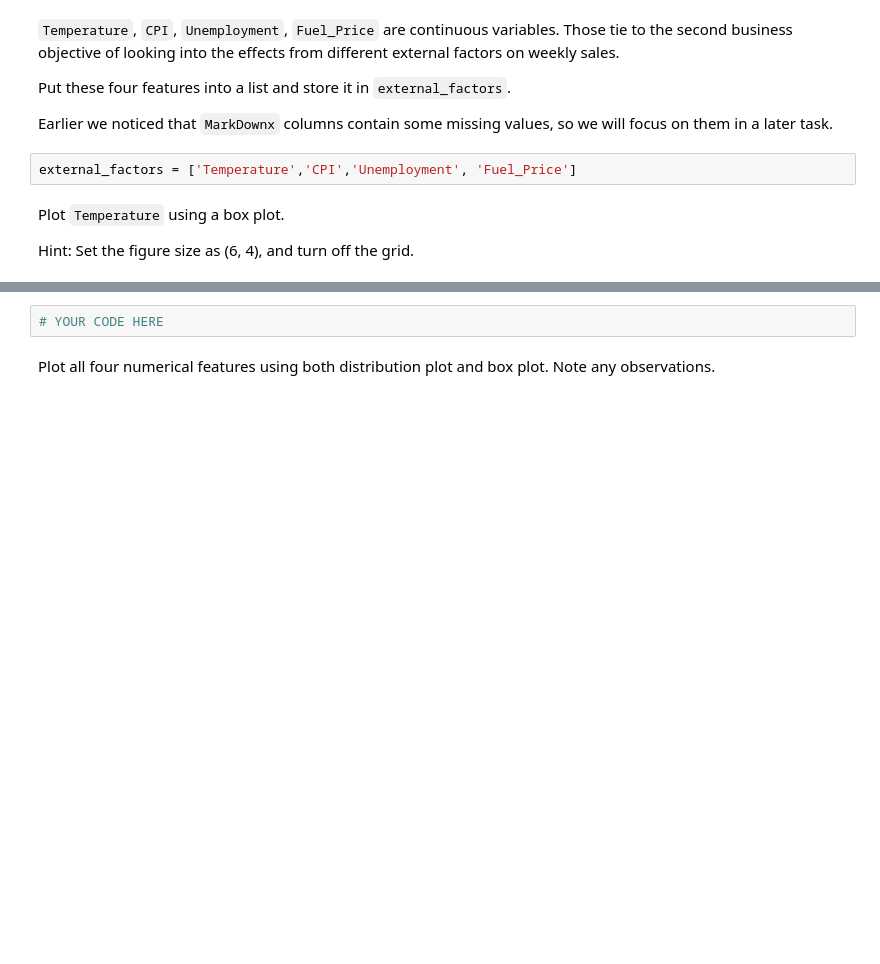
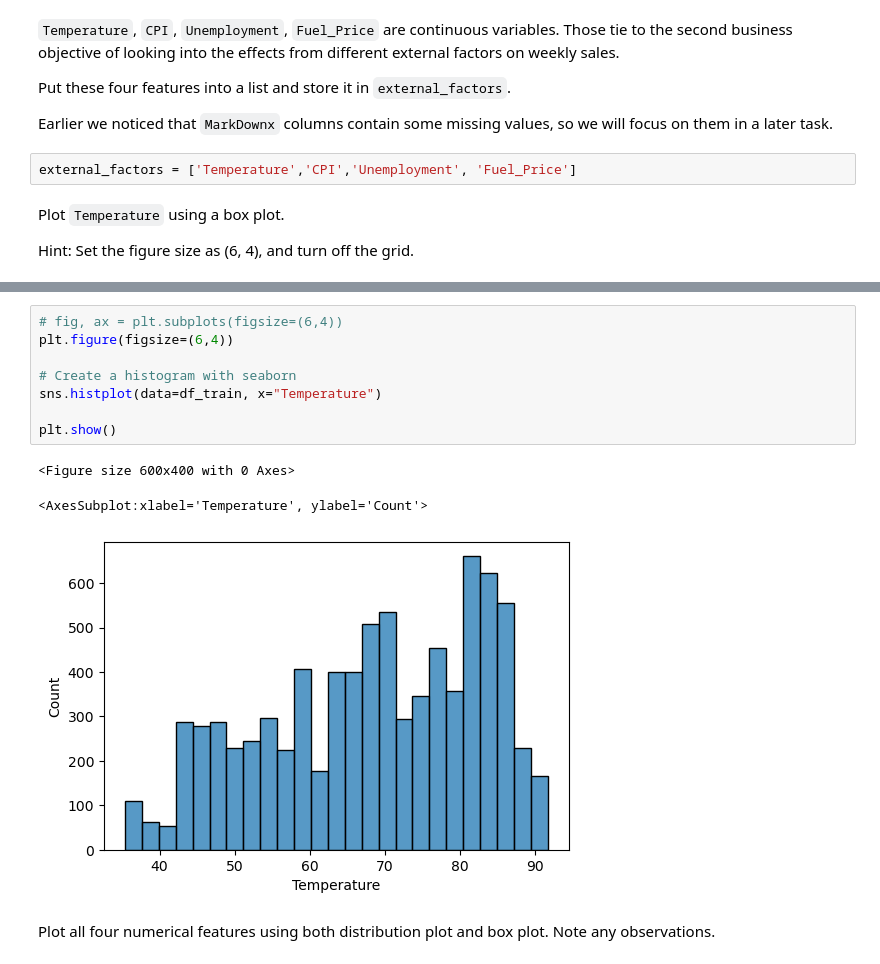
Before and after one commit to bryanat/FourthBrain, a Jupyter notebook: assignments/week-04-data-eng-airflow/nb/walmart-sales-data.ipynb, the cells around one changed output, grey strips where cells are left out. Cells and saved outputs as stored; diff of their text form; blank space fills up the shorter version.

```diff
--- a/assignments/week-04-data-eng-airflow/nb/walmart-sales-data.ipynb
+++ b/assignments/week-04-data-eng-airflow/nb/walmart-sales-data.ipynb
@@ -416,5 +561,15 @@ Visualize `Temperature` in a box plot, what do you think the advantage of a box
-# %%
-# YOUR CODE HERE
+# %%
+# fig, ax = plt.subplots(figsize=(6,4))
+plt.figure(figsize=(6,4))
+
+# Create a histogram with seaborn
+sns.histplot(data=df_train, x="Temperature")
+
+plt.show()
+# %% [output]
+<Figure size 600x400 with 0 Axes>
+<AxesSubplot:xlabel='Temperature', ylabel='Count'>
+[figure, added]
 # %% [markdown]
 Plot all four numerical features using both distribution plot and box plot. Note any observations.
 # %%
```
Also changed, not shown: parts of 51 cells of this notebook, 1 other file.
